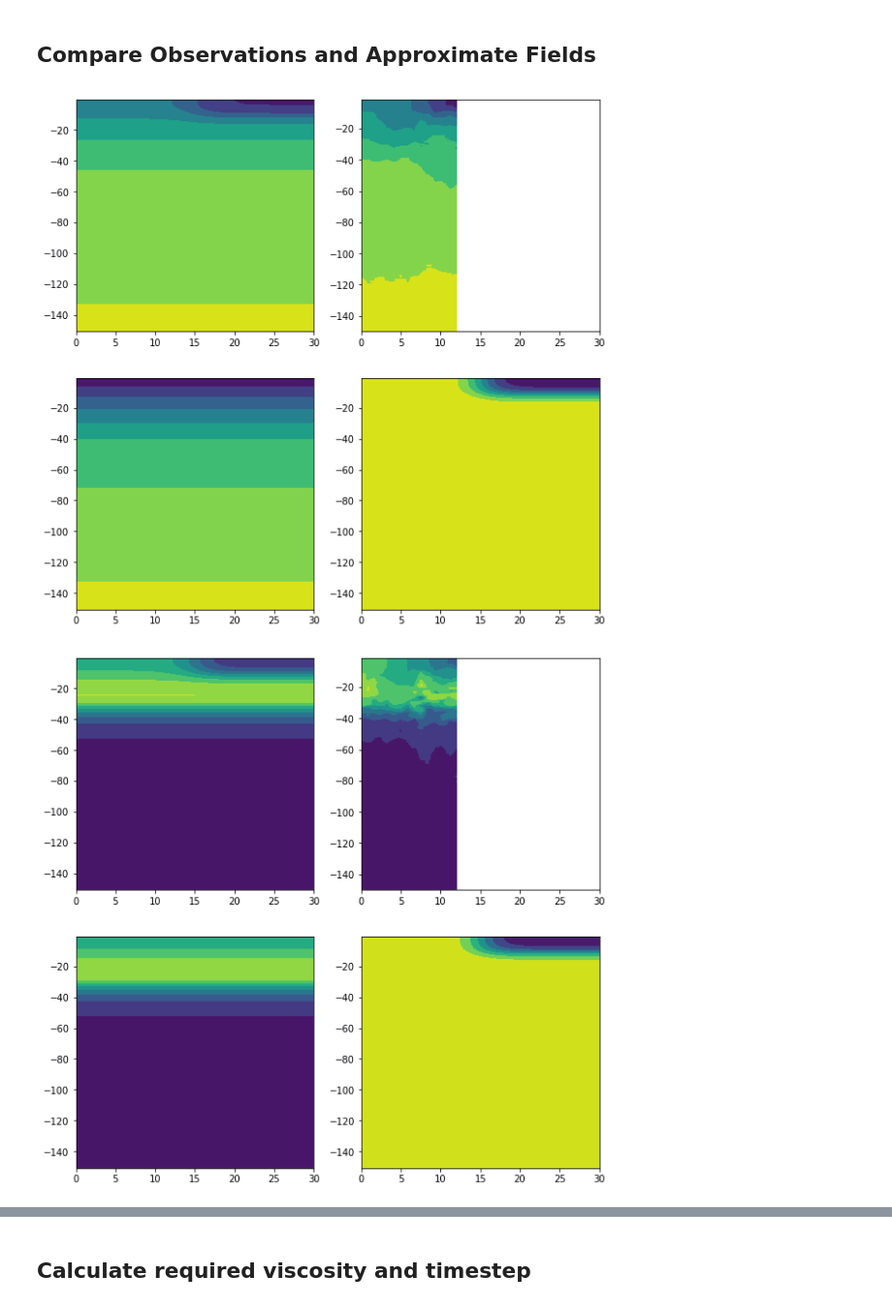
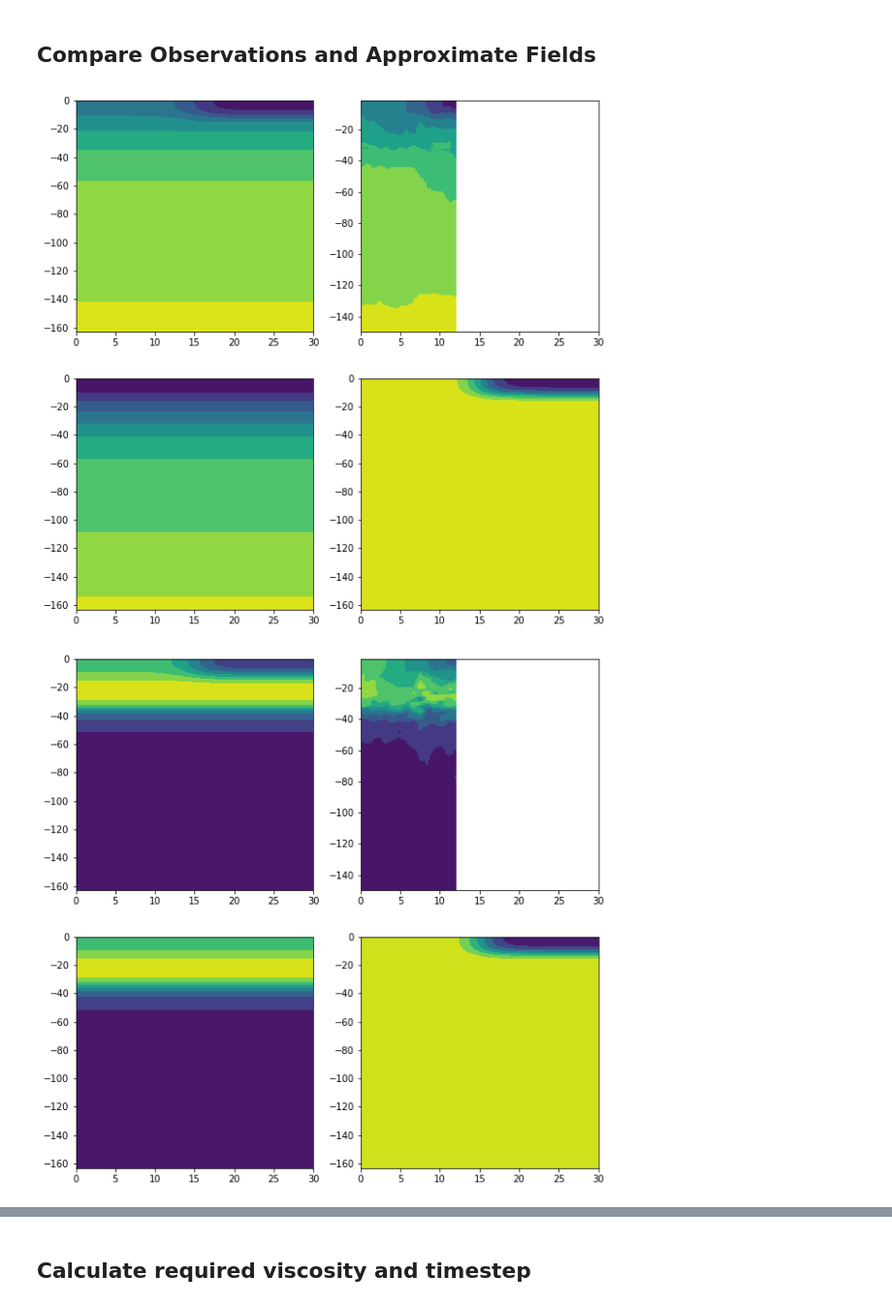
Before and after one commit to liqun1981/front_SODA_lowres, a Jupyter notebook: notebooks/gen_input_SODA2.ipynb, the cells around one changed output, grey strips where cells are left out. Shown at 97% size. Saved outputs shown, nothing was run; the diff lists cells and outputs as text; code cells hidden in the pictures.

```diff
--- a/notebooks/gen_input_SODA2.ipynb
+++ b/notebooks/gen_input_SODA2.ipynb
@@ -23,7 +24,7 @@ Model domain and resolution are set by the variables $L(x,y,z)$ and $N(x,y,z)$,
 # %%
 # Set domain and resolution
 L = {'x': 10, 'y': 30, 'z': 150}
-N = {'x': 50, 'y': 50, 'z': 25}
+N = {'x': 1, 'y': 50, 'z': 25}
 
 # Calculate x grid
 x = {'G':np.linspace(0,L['x'],N['x']+1)}
@@ -37,6 +38,7 @@ ds = sio.loadmat(datain)
 # Flatten 1-D variables
 ds['y'] = ds['y'].flatten()
 ds['z'] = ds['z'].flatten()
+ds['p'] = ds['p'].flatten()
 ds['lat'] = ds['lat'].flatten()
 ds['lon'] = ds['lon'].flatten()
 # %% [markdown]
@@ -99,23 +101,23 @@ Lf = ds['y'][-1]/4
 
 # Horizontal gradient in mixed layer
 # Sort first and last profiles
-ind0 = np.argsort(ds['SA'][:,0])
-indN = np.argsort(ds['SA'][:,-1])
+ind0 = np.argsort(ds['S'][:,0])
+indN = np.argsort(ds['S'][:,-1])
 # First profile
-SA0 = ds['SA'][ind0,0]
-CT0 = ds['CT'][ind0,0]
+S0 = ds['S'][ind0,0]
+T0 = ds['PT'][ind0,0]
 # Last profile
-SAN = ds['SA'][indN,-1]
-CTN = ds['CT'][indN,-1]
+SN = ds['S'][indN,-1]
+TN = ds['PT'][indN,-1]
 # Calc surface gradients
-dT = CTN[0] - CT0[0]
-dS = SAN[0] - SA0[0]
+dT = TN[0] - T0[0]
+dS = SN[0] - S0[0]
 
 # Get depth of shallow mixed layer
-ind_sML = np.argmax(SAN - SAN[0] > 0.1)
+ind_sML = np.argmax(SN - SN[0] > 0.1)
 h_sML = ds['z'][ind_sML]
 # Get depth where vertical gradient equals horizontal
-ind_bML = np.argmax(SAN - SAN[0] > -dS)
+ind_bML = np.argmax(SN - SN[0] > -dS)
 h_bML = ds['z'][ind_bML]
 
 # Layer 1 thickness [m]
@@ -261,42 +277,42 @@ ax1 = fig.add_subplot(2,2,1,xlim=(0,L['y']))
 ax2 = fig.add_subplot(2,2,2, sharex=ax1)
 ax3 = fig.add_subplot(2,2,3, sharex=ax1)
 ax4 = fig.add_subplot(2,2,4, sharex=ax1)
 # Full approximation
-ax1.contourf(y['G'],z['C'],S['SA_G'])
+ax1.contourf(y['G'],z['G'],S['S_yGzG'])
 
 # Observed Salinity
-ax2.contourf(ds['y'],ds['z'],ds['SA'])
+ax2.contourf(ds['y'],ds['z'],ds['S'])
 
 # Vertical only
-ax3.contourf(y['G'],z['C'],S['vertonly_G'])
+ax3.contourf(y['G'],z['G'],S['vertonly_yGzG'])
 
 # Front only
-ax4.contourf(y['G'],z['C'],S['frontonly_G'])
+ax4.contourf(y['G'],z['G'],S['frontonly_yGzG'])
 
 plt.show()
 
 
 # Conservative Temperature
 fig = plt.figure(figsize=(10,10))
 ax1 = fig.add_subplot(2,2,1,xlim=(0,L['y']))
 ax2 = fig.add_subplot(2,2,2, sharex=ax1)
 ax3 = fig.add_subplot(2,2,3, sharex=ax1)
 ax4 = fig.add_subplot(2,2,4, sharex=ax1)
 # Full approximation
-ax1.contourf(y['G'],z['C'],T['CT_G'])
+ax1.contourf(y['G'],z['G'],T['PT_yGzG'])
 
 # Observed Temperature
-ax2.contourf(ds['y'],ds['z'],ds['CT'])
+ax2.contourf(ds['y'],ds['z'],ds['PT'])
 
 # Vertical only
-ax3.contourf(y['G'],z['C'],T['vertonly_G'])
+ax3.contourf(y['G'],z['G'],T['vertonly_yGzG'])
 
 # Front only
-ax4.contourf(y['G'],z['C'],T['frontonly_G'])
+ax4.contourf(y['G'],z['G'],T['frontonly_yGzG'])
 
 plt.show()
 # %% [output]
-[figure, old version]
+[figure, new version]
-[figure, old version]
+[figure, new version]
 # %% [markdown]
 ## Test density for static stability
```
Also changed, not shown: parts of 26 cells of this notebook, 1 other file.
